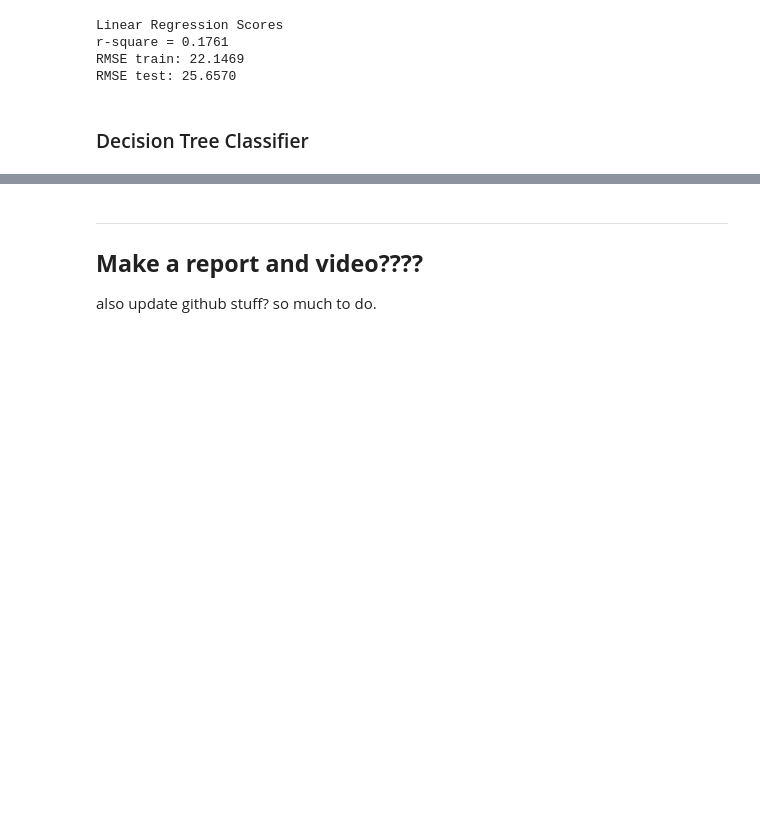
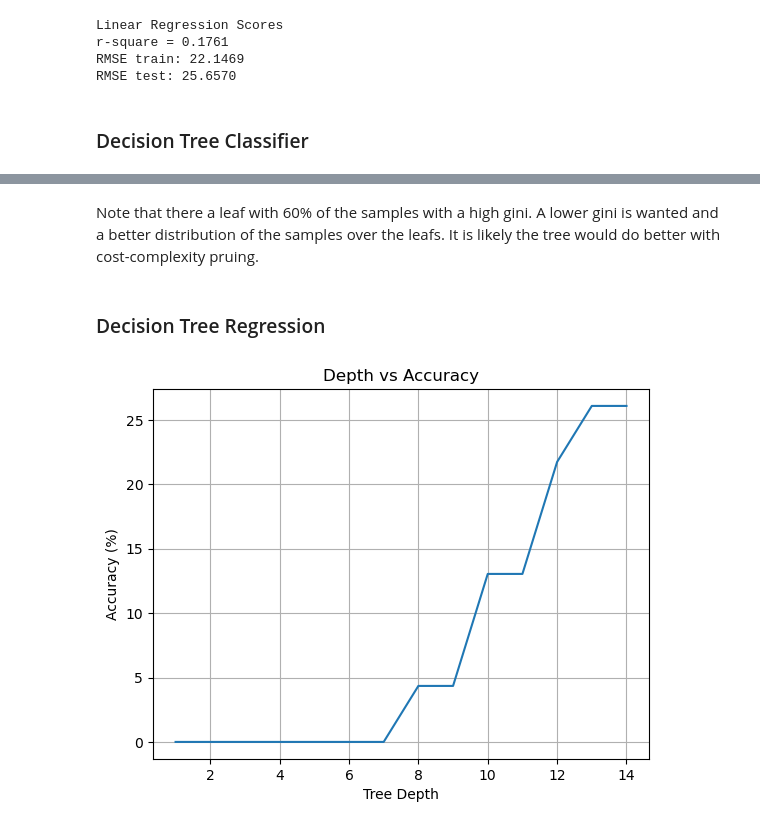
Before and after one commit to OtterBots/CST383_Project, a Jupyter notebook: Otterbot_project.ipynb, the cells around one changed output, grey strips where cells are left out. Drawn from its saved outputs; the diff is of its cells as text; code cells hidden in the pictures; blank space fills up the shorter version.

```diff
--- a/Otterbot_project.ipynb
+++ b/Otterbot_project.ipynb
@@ -846,7 +805,27 @@ graph
-# %% [markdown]
-
-
----
-
-## **Make a report and video????**
-also update github stuff?  so much to do.
+# %% [markdown]
+Note that there a leaf with 60% of the samples with a high gini.  A lower gini is wanted and a better distribution of the samples over the leafs.  It is likely the tree would do better with cost-complexity pruing.
+# %% [markdown]
+### Decision Tree Regression
+# %%
+predictors = ['energy_level_value', 'demeanor_value', 'weight_avg', 'height_avg']
+#predictors = ['energy_level_value', 'demeanor_value', 'height_to_weight']
+target = ['obey']
+X = dd[predictors]
+y = dd[target].values
+
+X_train, X_test, y_train, y_test = train_test_split(X,y,test_size=0.2, random_state=42)
+# %%
+depths = {}
+for i in range(1,15):
+  reg  = DecisionTreeRegressor(max_depth=i, random_state=0)
+  reg.fit(X_train, y_train)
+  predictions = pd.Series(reg.predict(X_test), name='Predicted')
+  actual = pd.Series(y_test.reshape(1,-1)[0], name='Actual')
+  depths[i] = 100* ((predictions == actual).sum() / predictions.shape[0])
+plt.plot(list(depths.keys()), list(depths.values()))
+plt.grid()
+plt.title('Depth vs Accuracy')
+plt.ylabel('Accuracy (%)')
+plt.xlabel('Tree Depth');
+# %% [output]
+[figure, added]
```
Also changed, not shown: parts of 25 cells of this notebook.
